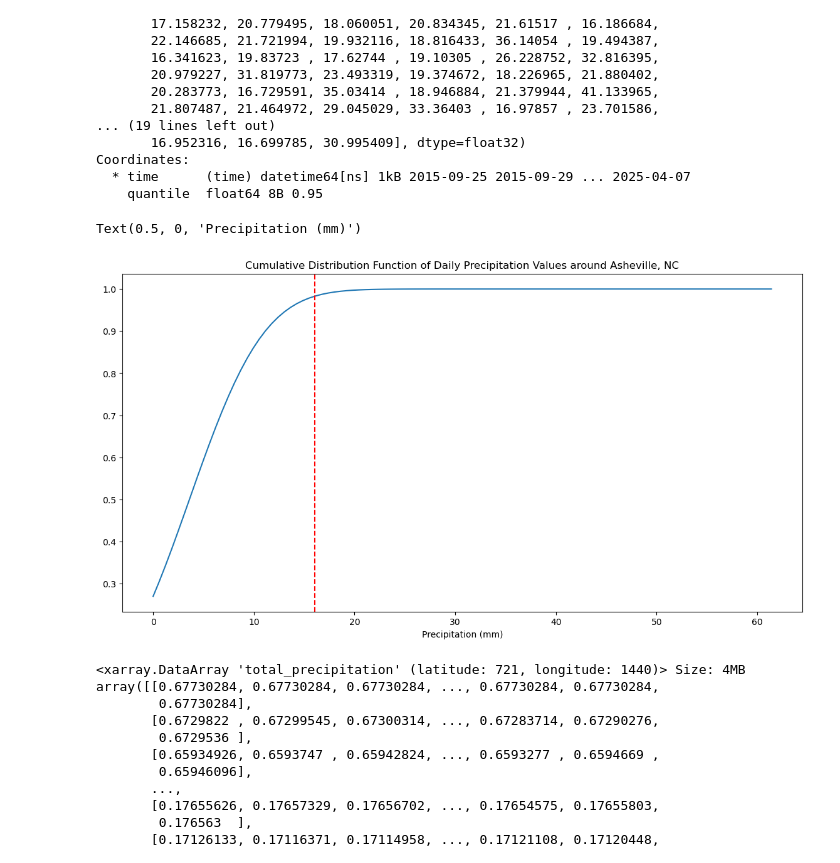
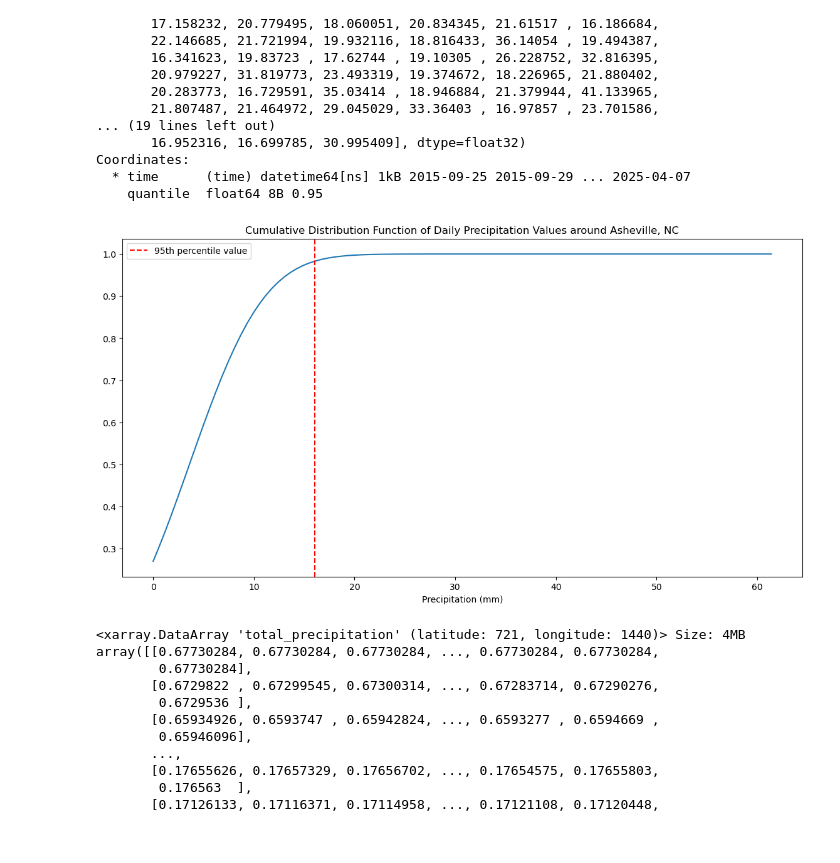
Before and after one commit to jokrend/ATMS-523-Module-2, a Jupyter notebook: Okrend_ATMS523_Module2_Project2.ipynb, the cells around one changed output. Cells and saved outputs as stored; diff of their text form; code cells hidden in the pictures.

```diff
--- a/Okrend_ATMS523_Module2_Project2.ipynb
+++ b/Okrend_ATMS523_Module2_Project2.ipynb
@@ -65,17 +67,25 @@ tp
 units :
 m
 # %%
-daily_sfctp_avl = daily_sfctp.sel(latitude=slice(35.6+2.5,35.6-2.5),longitude=slice(360-82.5-2.5,360-82.5+2.5)
-                                  ,time=slice('2015-04-30','2025-04-30'))
+### Select daily total precipitation data from a 5° x 5° box around Asheville, NC (35.5975° N, 82.5461° W) from 2015 to 2025.
+daily_sfctp_avl = daily_sfctp.sel(
+    latitude=slice(35.6 + 2.5, 35.6 - 2.5),
+    longitude=slice(360 - 82.5 - 2.5, 360 - 82.5 + 2.5),
+    time=slice("2015-04-30", "2025-04-30"),
+)
 
 daily_sfctp_avl = daily_sfctp_avl.persist()
 # %%
-fig, ax = plt.subplots(figsize=(14,7))
+### Take mean over lat and lon to get Mean Total Daily Precipitation and convert to mm.
+daily_sfctp_avlavgmm = (
+    daily_sfctp_avl.mean(dim=["latitude", "longitude"]).compute() * 1000
+)
 
-daily_sfctp_avlavgmm = daily_sfctp_avl.mean(dim=['latitude','longitude']).compute()*1000
-
-cs = ax.plot(daily_sfctp_avl['time'],daily_sfctp_avlavgmm)
-ax.set_title('Mean Daily Precipitation around Asheville, NC')
-ax.set_xlabel('Day')
-ax.set_ylabel('Precipitation (mm)')
+### Plot time-series of Mean Total Daily Precipitation
+fig, ax = plt.subplots(figsize=(14, 7))
+cs = ax.plot(daily_sfctp_avl["time"], daily_sfctp_avlavgmm)
+ax.set_title("Mean Daily Precipitation around Asheville, NC")
+ax.set_xlabel("Day")
+ax.set_ylabel("Precipitation (mm)")
+plt.show()
 # %% [output]
@@ -113,17 +124,21 @@ Coordinates:
   * time      (time) datetime64[ns] 1kB 2015-09-25 2015-09-29 ... 2025-04-07
     quantile  float64 8B 0.95
 # %%
-fig, ax = plt.subplots(figsize=(14,7))
+### Plot Cumulative Distribution Function of daily precipitation values around Asheville, NC
+fig, ax = plt.subplots(figsize=(14, 7))
 
 mu, std = stats.norm.fit(daily_sfctp_avlavgmm.values.flatten())
 x = np.linspace(daily_sfctp_avlavgmm.min(), daily_sfctp_avlavgmm.max(), 100)
 cdf = stats.norm.cdf(x, loc=mu, scale=std)
 
 ax.plot(x, cdf)
-ax.axvline(q95, color='r', linestyle='--')
-ax.set_title('Cumulative Distribution Function of Daily Precipitation Values around Asheville, NC')
-ax.set_xlabel('Precipitation (mm)')
+ax.axvline(q95, color="r", linestyle="--", label="95th percentile value")
+ax.set_title(
+    "Cumulative Distribution Function of Daily Precipitation Values around Asheville, NC"
+)
+ax.set_xlabel("Precipitation (mm)")
+plt.legend()
+plt.show()
 # %% [output]
-Text(0.5, 0, 'Precipitation (mm)')
-[figure, old version]
+[figure, new version]
 # %%
```
Also changed, not shown: parts of 11 cells of this notebook.
